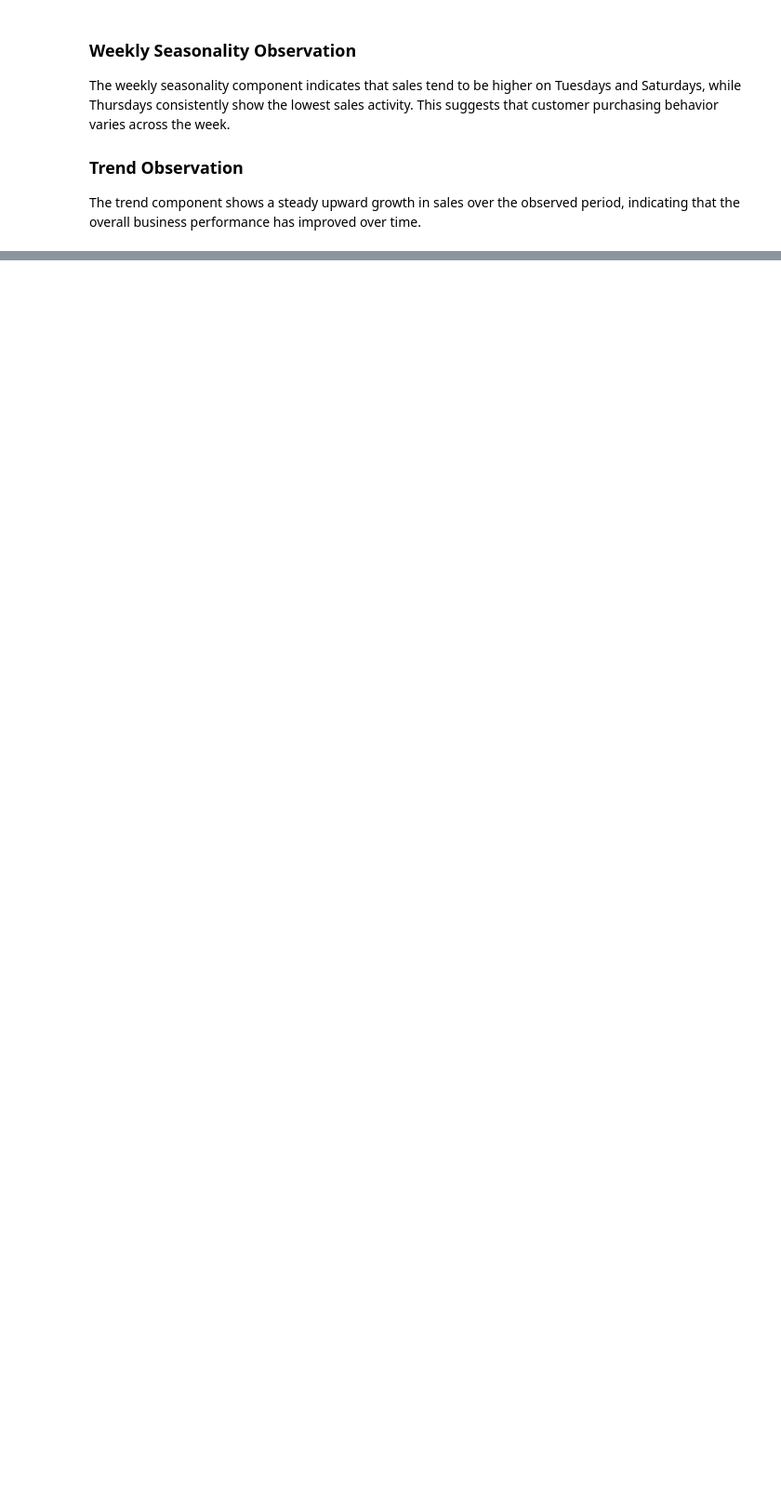
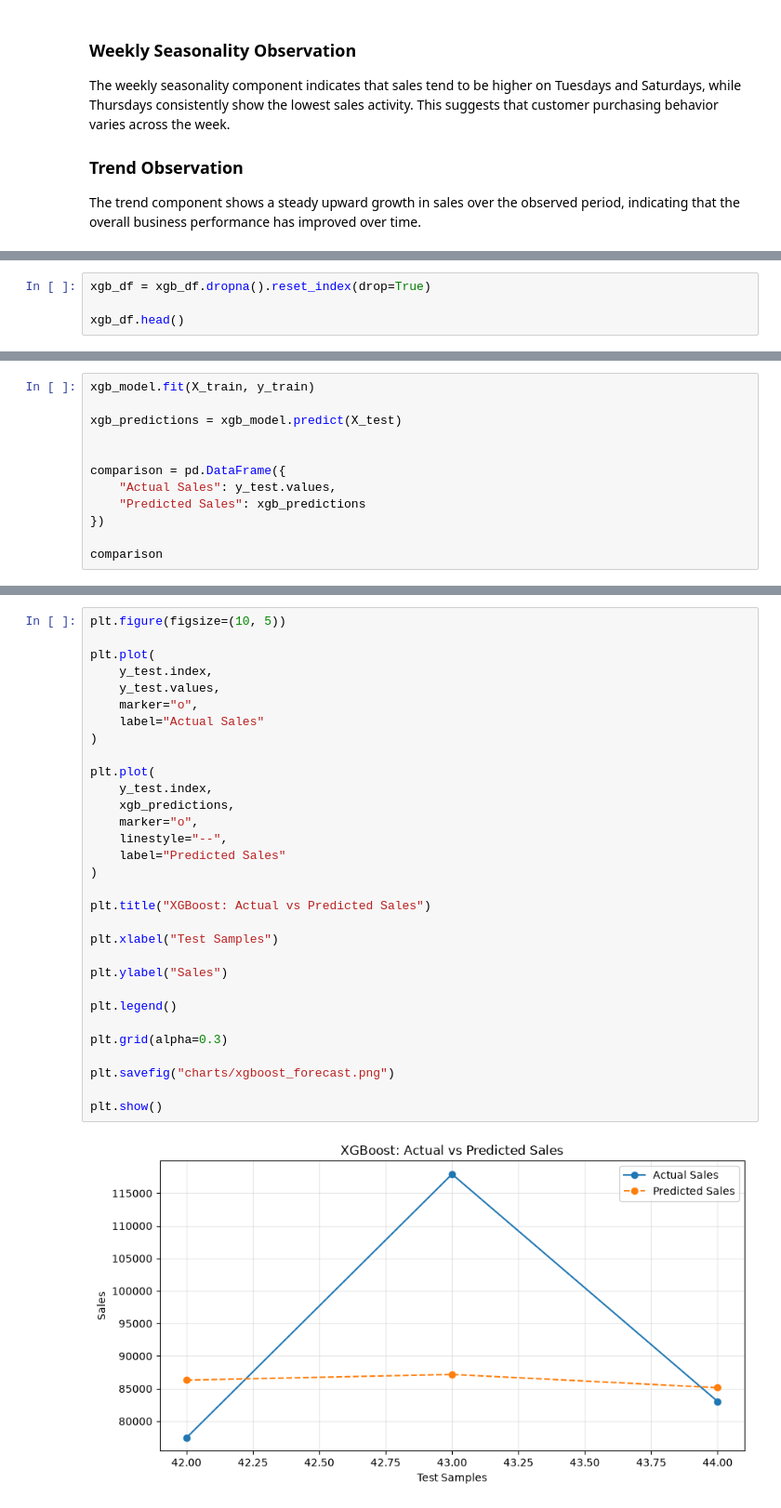
Before and after one commit to aroranaman1003/SalesForecasting_NamanArora, a Jupyter notebook: analysis.ipynb, the cells around one changed output, grey strips where cells are left out. Shown at 93% size. Drawn from its saved outputs; the diff is of its cells as text; blank space fills up the shorter version.

```diff
--- a/analysis.ipynb
+++ b/analysis.ipynb
@@ -681,0 +778,4 @@ The trend component shows a steady upward growth in sales over the observed peri
+# %%
+xgb_df = xgb_df.dropna().reset_index(drop=True)
+
+xgb_df.head()
@@ -681,0 +832,12 @@ The trend component shows a steady upward growth in sales over the observed peri
+# %%
+xgb_model.fit(X_train, y_train)
+
+xgb_predictions = xgb_model.predict(X_test)
+
+
+comparison = pd.DataFrame({
+    "Actual Sales": y_test.values,
+    "Predicted Sales": xgb_predictions
+})
+
+comparison
@@ -681,0 +851,33 @@ The trend component shows a steady upward growth in sales over the observed peri
+# %%
+plt.figure(figsize=(10, 5))
+
+plt.plot(
+    y_test.index,
+    y_test.values,
+    marker="o",
+    label="Actual Sales"
+)
+
+plt.plot(
+    y_test.index,
+    xgb_predictions,
+    marker="o",
+    linestyle="--",
+    label="Predicted Sales"
+)
+
+plt.title("XGBoost: Actual vs Predicted Sales")
+
+plt.xlabel("Test Samples")
+
+plt.ylabel("Sales")
+
+plt.legend()
+
+plt.grid(alpha=0.3)
+
+plt.savefig("charts/xgboost_forecast.png")
+
+plt.show()
+# %% [output]
+[figure, added]
```
Also changed, not shown: parts of 29 cells of this notebook, 3 other files.
